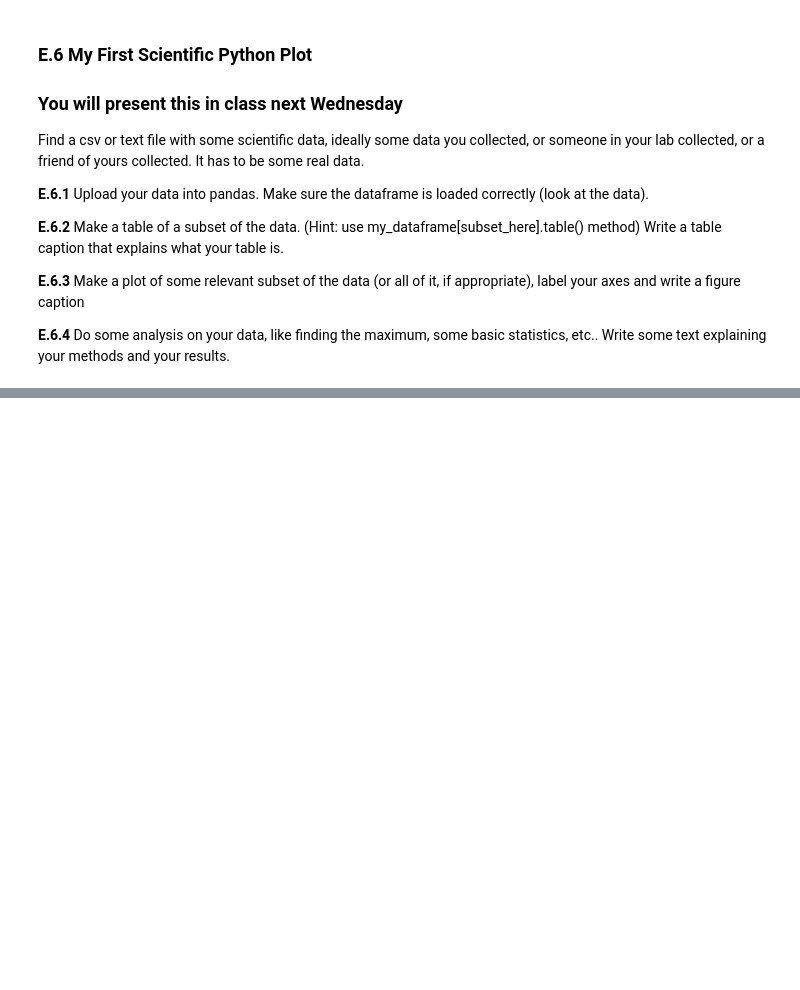
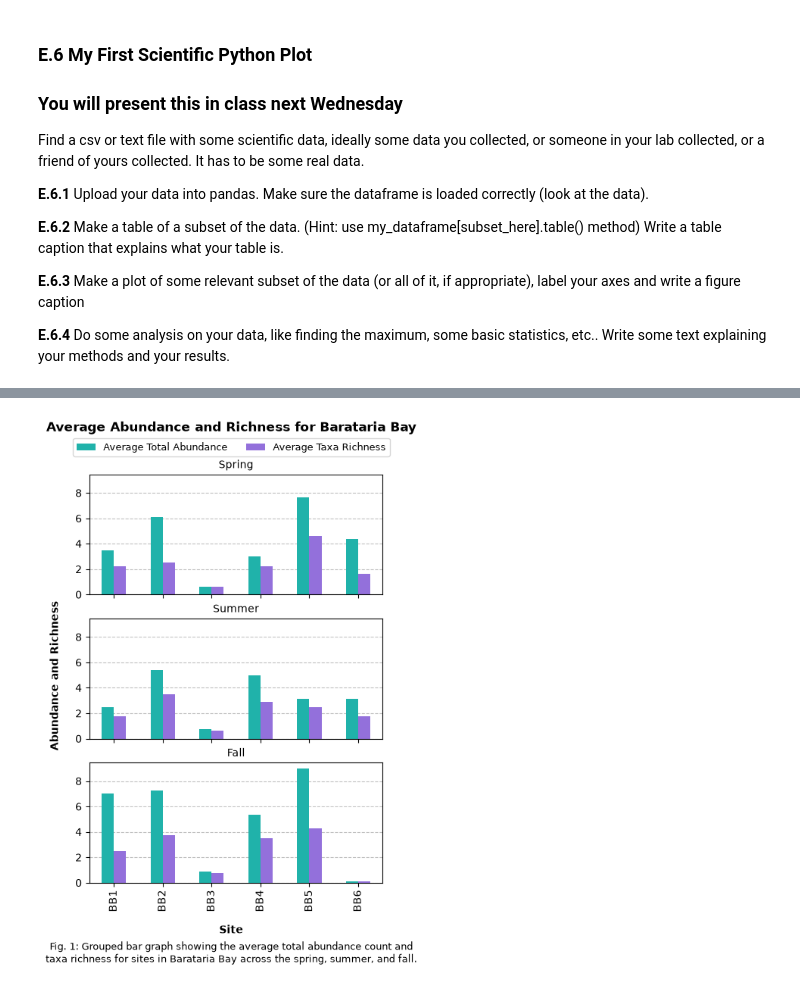
Before and after one commit to chsharrison/Sci_comp_F26, a Jupyter notebook: Emily_Savoie/Lab3.1_F26.ipynb, the cells around one changed output, grey strips where cells are left out. Cells and saved outputs as stored; diff of their text form; code cells hidden in the pictures; blank space fills up the shorter version.

```diff
--- a/Emily_Savoie/Lab3.1_F26.ipynb
+++ b/Emily_Savoie/Lab3.1_F26.ipynb
@@ -830,3 +830,7 @@ Write a table caption that explains what your table is.
 **E.6.3** Make a plot of some relevant subset of the data (or all of it, if appropriate), label your axes and write a figure caption
 
 **E.6.4** Do some analysis on your data, like finding the maximum, some basic statistics, etc.. Write some text explaining your methods and your results.
+# %%
+# E.6.1 Data upload
+mydata = pd.read_csv('MBON_master_modified.csv', sep = ',')
+mydata
@@ -832,0 +873,13 @@ Write a table caption that explains what your table is.
+# %%
+# E.6.3 Plotting some of data
+# Calculate total abundance per sample
+site_totals = comm.sum(axis = 1)
+data['Site totals'] = site_totals
+# Calculate species richness per sample
+richness = (comm > 0).sum(axis = 1)
+data['Taxa richness'] = richness
+
+# Find average of each site by season
+avg_data = data.groupby(['Site','season'])[['Site totals','Taxa richness']].mean().reset_index()
+avg_data = pd.DataFrame(avg_data)
+avg_data
@@ -832,0 +904,48 @@ Write a table caption that explains what your table is.
+# %%
+# Plot abundance and richness
+fig, axs = plt.subplots(nrows = 3, figsize = (5,7), sharex = True, sharey = True)
+
+color_map = {'Site_totals':'lightseagreen', 'Taxa_richness':'mediumpurple'}
+#colors = avg_data['Season'].map(color_map)
+
+labels = ['Average Total Abundance', 'Average Taxa Richness']
+
+# Spring panel
+# Subset first
+spring = avg_data.loc[avg_data['Season'] == 'spring']
+# Plot
+spring.plot(x='Site', y=['Site_totals', 'Taxa_richness'], kind = 'bar', ax = axs[0], color = color_map, legend = False)
+
+# Summer panel
+summer = avg_data.loc[avg_data['Season'] == 'summer']
+summer.plot(x='Site', y=['Site_totals', 'Taxa_richness'], kind = 'bar', ax = axs[1], color = color_map, legend = False)
+
+# Fall panel
+fall = avg_data.loc[avg_data['Season'] == 'fall']
+fall.plot(x='Site', y=['Site_totals', 'Taxa_richness'], kind = 'bar', ax = axs[2], color = color_map, legend = False)
+
+# Set subplot titles
+axs[0].set_title('Spring', fontsize = 10)
+axs[1].set_title('Summer', fontsize = 10)
+axs[2].set_title('Fall', fontsize = 10)
+
+# for loop to format all subplots in one call
+for ax in axs:
+    ax.set_xlabel('')
+    ax.yaxis.grid(True, linestyle = '--', color = 'silver')
+    ax.set_axisbelow(True)
+
+# Global figure settings
+fig.legend(labels, loc = 'lower center', bbox_to_anchor=(0.5, .905), frameon = True, fontsize = 9, ncols = 2)
+fig.supylabel('Abundance and Richness', weight = 'bold', fontsize = 10)
+fig.supxlabel('Site', weight = 'bold', fontsize = 10)
+fig.suptitle('Average Abundance and Richness for Barataria Bay', weight = 'bold', fontsize = 12)
+# Figure caption
+caption = 'Fig. 1: Grouped bar graph showing the average total abundance count and taxa richness for sites in Barataria Bay across the spring, summer, and fall.'
+plt.figtext(0.5, -0.04, caption, ha = 'center', wrap = True, fontsize = 9)
+
+plt.savefig('plot.png', dpi = 300, bbox_inches = 'tight')
+
+plt.show()
+# %% [output]
+[figure, added]
```
Also changed, not shown: parts of 15 cells of this notebook.
